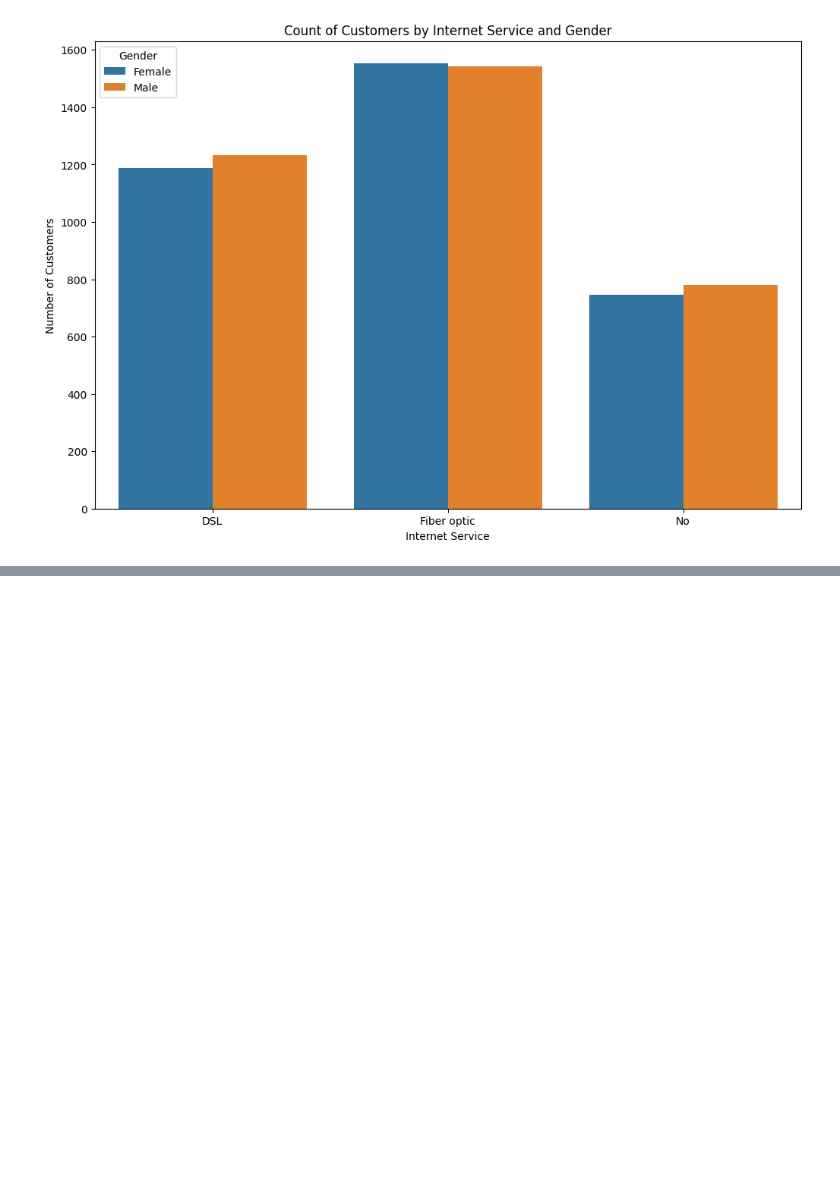
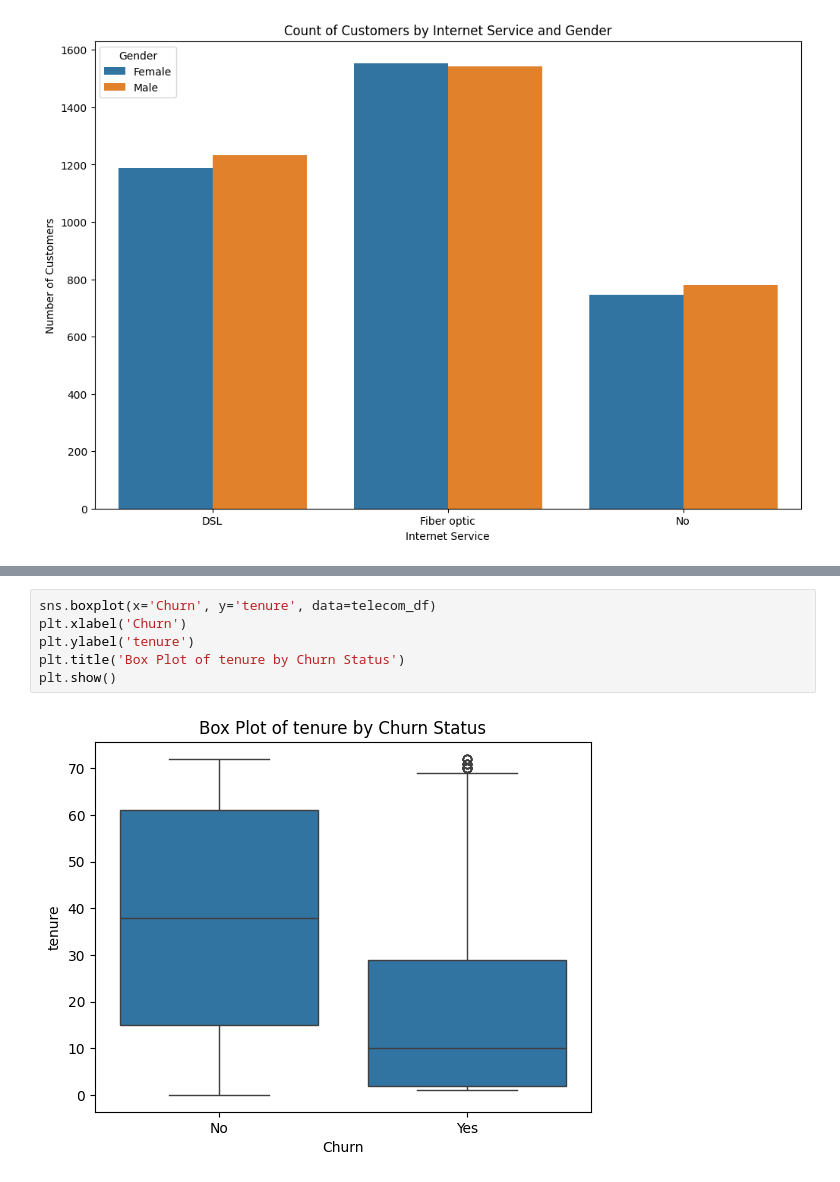
Before and after one commit to amaan-usmani/DataAnalysis_Telecom_Customer-Churn, a Jupyter notebook: project.ipynb, the cells around one changed output, grey strips where cells are left out. Saved outputs shown, nothing was run; the diff lists cells and outputs as text; blank space fills up the shorter version.

```diff
--- a/project.ipynb
+++ b/project.ipynb
@@ -588,0 +665,8 @@ plt.show()
+# %%
+sns.boxplot(x='Churn', y='tenure', data=telecom_df)
+plt.xlabel('Churn')
+plt.ylabel('tenure')
+plt.title('Box Plot of tenure by Churn Status')
+plt.show()
+# %% [output]
+[figure, added]
```
Also changed, not shown: parts of 20 cells of this notebook.
